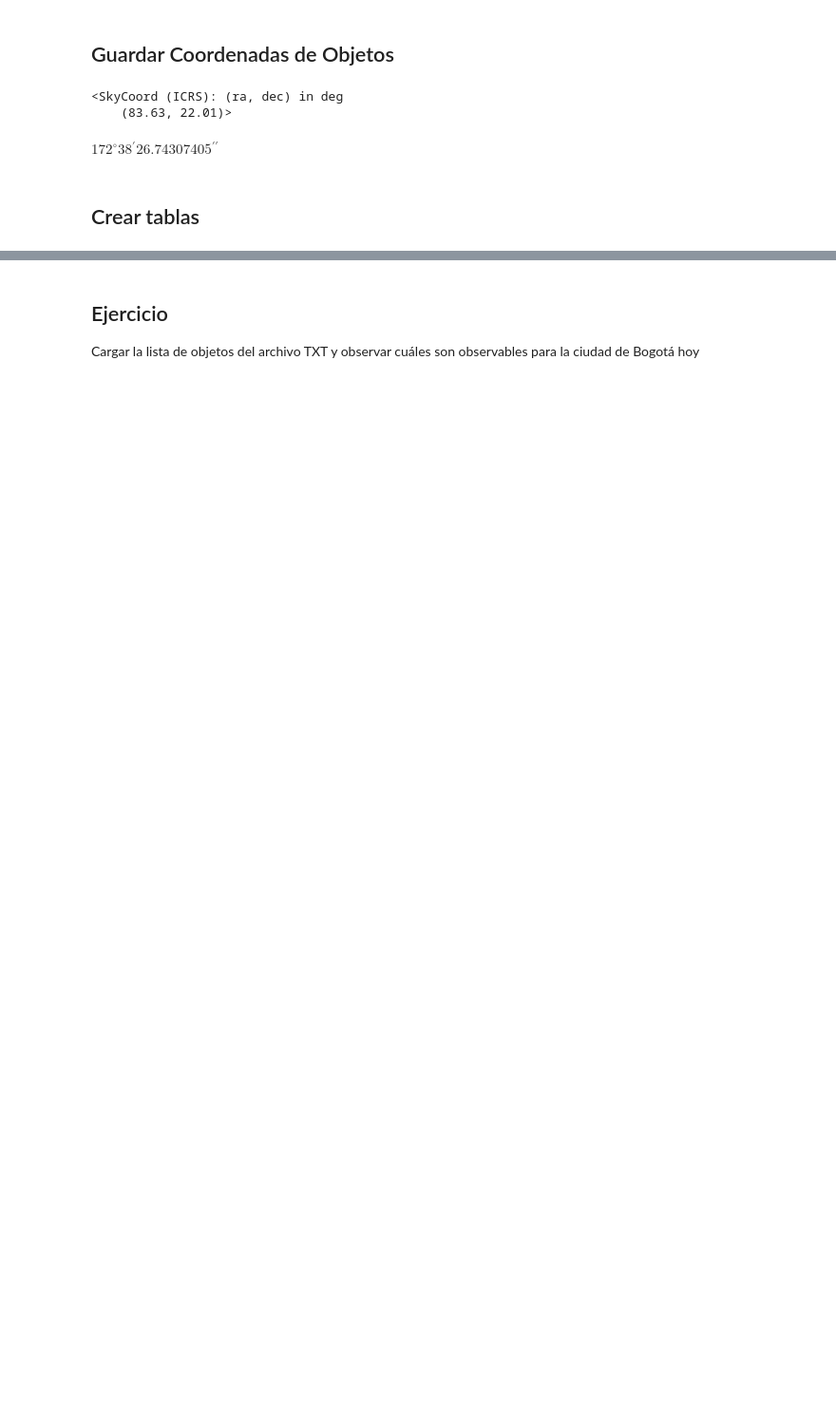
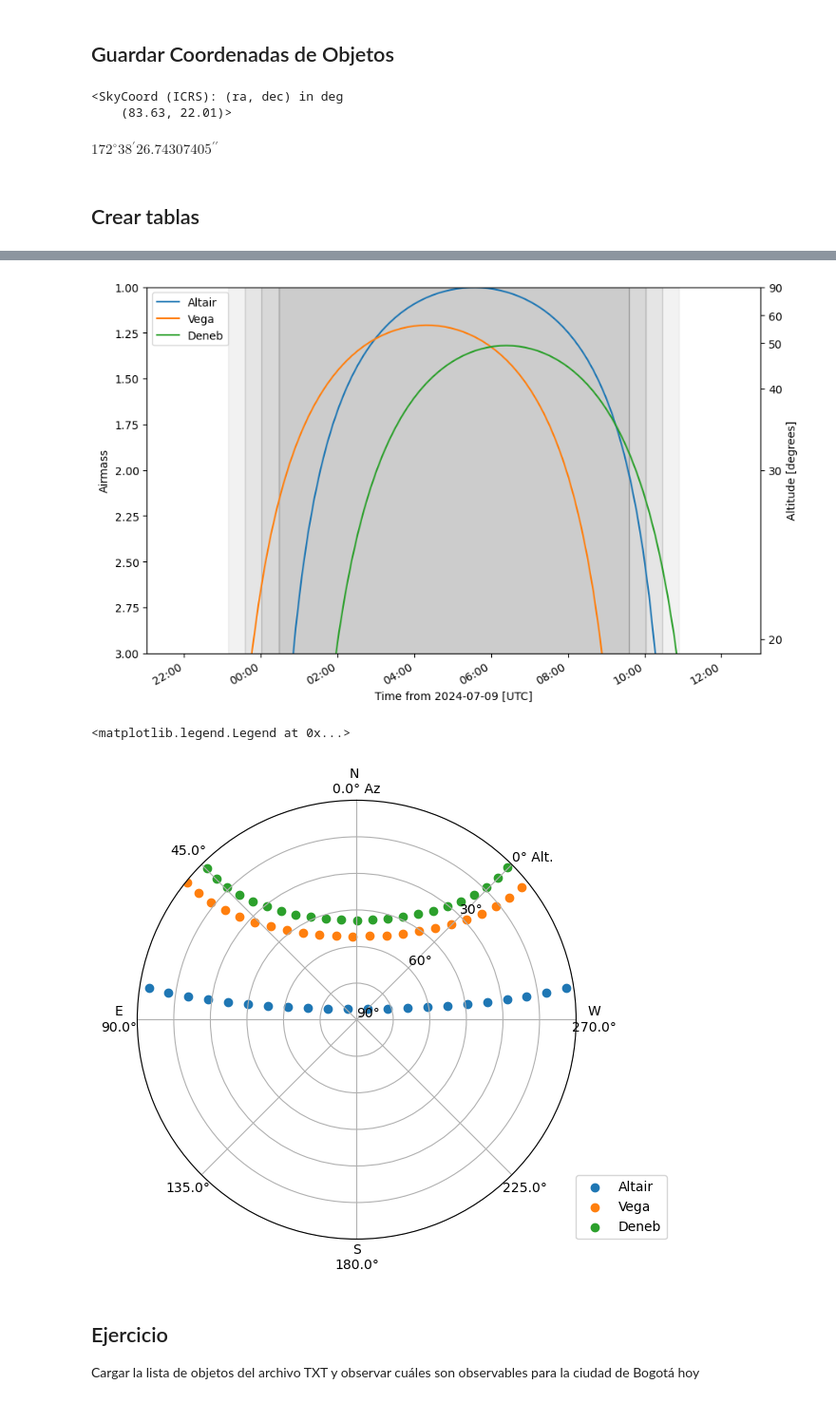
Before and after one commit to lsperezm/Astronomy, a Jupyter notebook: AstronomiaComputacional/Clase1/C1_Intro.ipynb, the cells around one changed output, grey strips where cells are left out. Shown at 95% size. Saved outputs shown, nothing was run; the diff lists cells and outputs as text; code cells hidden in the pictures; blank space fills up the shorter version.

```diff
--- a/AstronomiaComputacional/Clase1/C1_Intro.ipynb
+++ b/AstronomiaComputacional/Clase1/C1_Intro.ipynb
@@ -1003,9 +1069,22 @@ deneb = FixedTarget.from_name('Deneb')
 
 objects = [altair, vega, deneb]
 
----COMPLETAR---
+t_observe=midnight_bog+np.linspace(-8.,8.,100)*u.hour
 
-fig, ax = plt.subplots(figsize=(10, 6))
-plot_airmass(objects, liverpool, observe_time, ax=ax, brightness_shading=True, altitude_yaxis=True)
+
+fig, ax = plt.subplots(1,figsize=(10, 6))
+plot_airmass(objects, obs_bogota, t_observe, ax=ax, brightness_shading=True, altitude_yaxis=True)
 ax.legend(loc=2)
 plt.show()
+
+t_observe = midnight_bog + np.linspace(-8.0, 8.0, 30)*u.hour
+
+
+fig = plt.figure(2, figsize=(10, 6))
+ax = fig.add_subplot(projection = 'polar')
+plot_sky(objects[0], obs_bogota, t_observe, ax=ax)
+plot_sky(objects[1], obs_bogota, t_observe, ax=ax)
+plot_sky(objects[2], obs_bogota, t_observe, ax=ax)
+
+ax.legend(loc=[1,0])
+# %% [output]
@@ -1012,3 +1092,6 @@ plt.show()
+[figure, added]
+<matplotlib.legend.Legend at 0x...>
+[figure, added]
 # %% [markdown]
 ## Ejercicio
 
```
Also changed, not shown: parts of 28 cells of this notebook, 1 other file.
